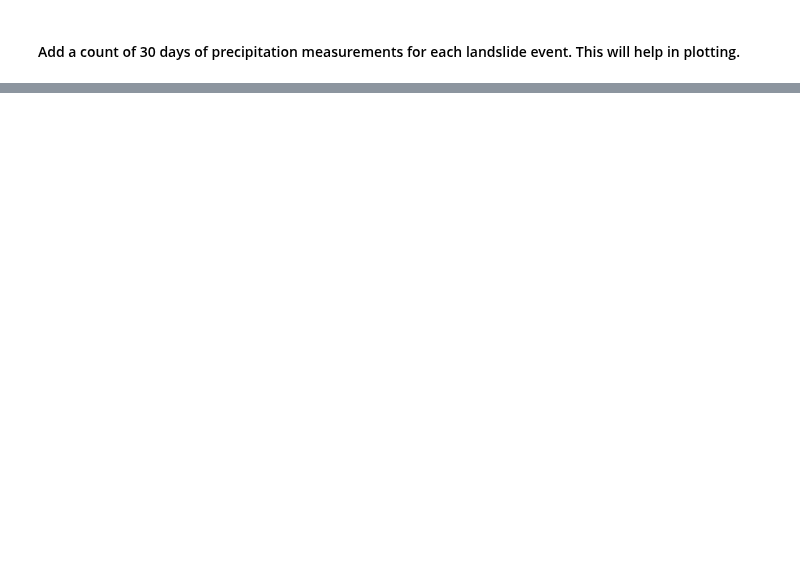
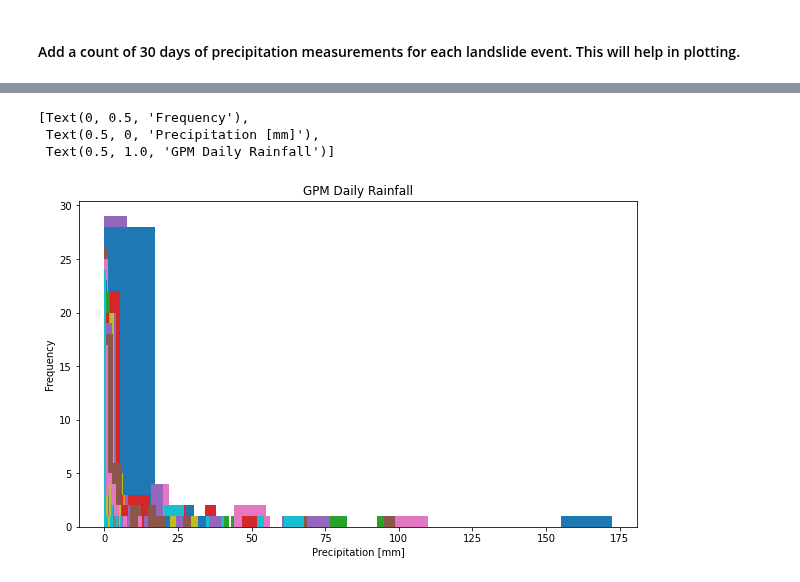
Before and after one commit to jacquiewitte/capstone-landslides-soilmoisture, a Jupyter notebook: landslide_gpm_precipaccum_timeseries.ipynb, the cells around one changed output, grey strips where cells are left out. Cells and saved outputs as stored; diff of their text form; code cells hidden in the pictures; blank space fills up the shorter version.

```diff
--- a/landslide_gpm_precipaccum_timeseries.ipynb
+++ b/landslide_gpm_precipaccum_timeseries.ipynb
@@ -285,3 +264,14 @@ for id, df in gpm_df.groupby("landslideID"):
 # %%
-# I don't want to do this
-# gpm_df.reset_index(level=1, drop=True)
+fig, ax = plt.subplots(figsize=(10, 6),sharex=True, sharey=True)
+
+for id, df in gpm_df.groupby("landslideID"):
+    ax.hist(df.precipitationCal)
+
+ax.set(ylabel='Frequency',
+       xlabel='Precipitation [mm]',
+       title='GPM Daily Rainfall')
+# %% [output]
+[Text(0, 0.5, 'Frequency'),
+ Text(0.5, 0, 'Precipitation [mm]'),
+ Text(0.5, 1.0, 'GPM Daily Rainfall')]
+[figure, added]
```
Also changed, not shown: parts of 16 cells of this notebook.
